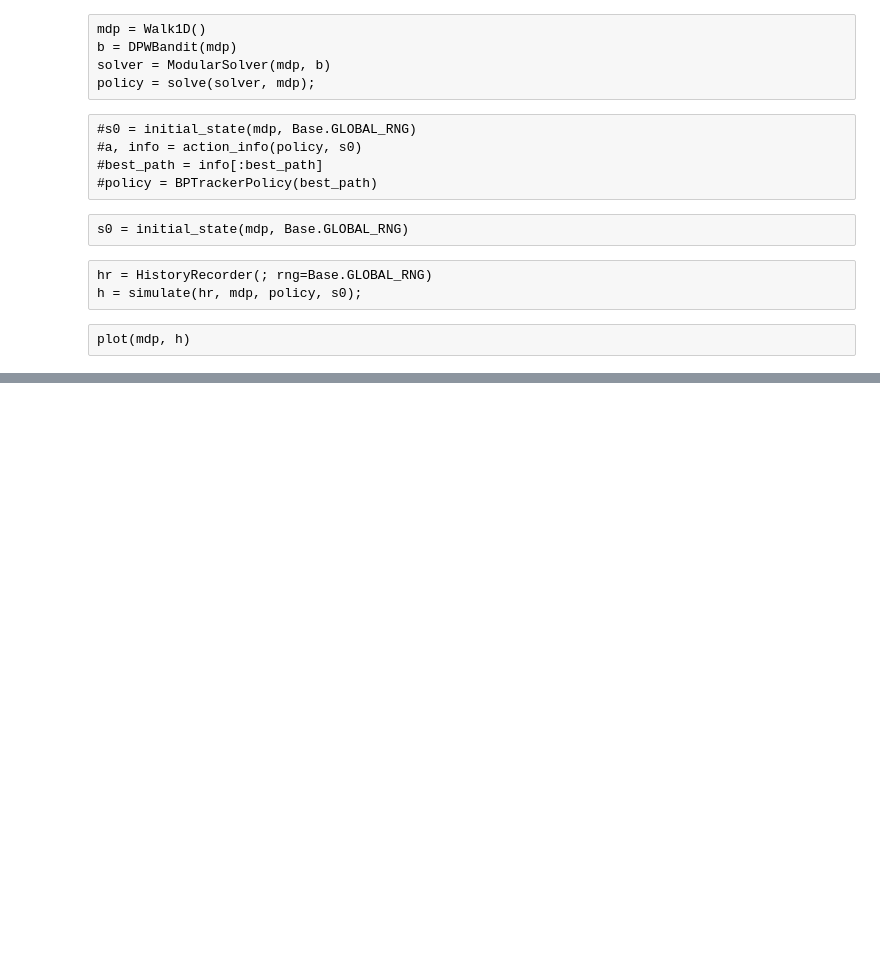
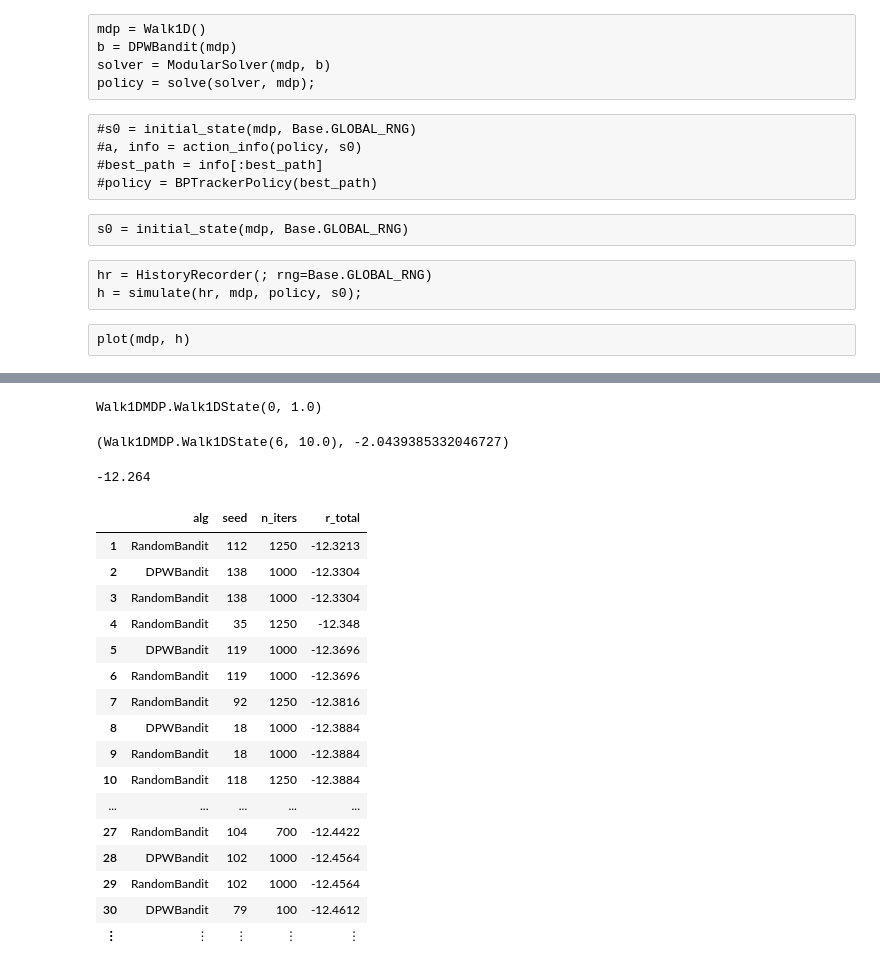
Before and after one commit to rcnlee/CMDPs.jl, a Jupyter notebook: notebooks/RvNStudy-Walk1D.ipynb, the cells around one changed output, grey strips where cells are left out. Saved outputs shown, nothing was run; the diff lists cells and outputs as text; code cells hidden in the pictures; blank space fills up the shorter version.

Commit message:
figure out why Random works well, add observers, look at CBTSDPW

```diff
--- a/notebooks/RvNStudy-Walk1D.ipynb
+++ b/notebooks/RvNStudy-Walk1D.ipynb
@@ -39,0 +29,3 @@ result = run_study(study)
+# %%
+study0 = RewardvsN(Walk1D)
+study0.bandits=[DPWBandit,RandomBandit]
@@ -39,0 +36,2 @@ result = run_study(study)
+# %%
+result0 = run_study(study0)
@@ -43,0 +107,36 @@ savefig(p, "./RvN_Walk1d.pdf")
+# %%
+mdp=Walk1D()
+s=initial_state(mdp,Base.GLOBAL_RNG)
+# %% [output]
+Walk1DMDP.Walk1DState(0, 1.0)
+# %%
+sp=generate_s(mdp, s, 1.5, Base.GLOBAL_RNG)
+r=reward(mdp, s, 1.5, sp)
+s=sp
+s,r
+# %% [output]
+(Walk1DMDP.Walk1DState(6, 10.0), -2.0439385332046727)
+# %%
+6*-2.044
+# %% [output]
+-12.264
+# %%
+sort!(result0.data,:r_total,rev=true)
+# %% [output]
+|  | alg | seed | n_iters | r_total |
+| 1 | RandomBandit | 112 | 1250 | -12.3213 |
+| 2 | DPWBandit | 138 | 1000 | -12.3304 |
+| 3 | RandomBandit | 138 | 1000 | -12.3304 |
+| 4 | RandomBandit | 35 | 1250 | -12.348 |
+| 5 | DPWBandit | 119 | 1000 | -12.3696 |
+| 6 | RandomBandit | 119 | 1000 | -12.3696 |
+| 7 | RandomBandit | 92 | 1250 | -12.3816 |
+| 8 | DPWBandit | 18 | 1000 | -12.3884 |
+| 9 | RandomBandit | 18 | 1000 | -12.3884 |
+| 10 | RandomBandit | 118 | 1250 | -12.3884 |
+| ... | ... | ... | ... | ... |
+| 27 | RandomBandit | 104 | 700 | -12.4422 |
+| 28 | DPWBandit | 102 | 1000 | -12.4564 |
+| 29 | RandomBandit | 102 | 1000 | -12.4564 |
+| 30 | DPWBandit | 79 | 100 | -12.4612 |
+| ⋮ | ⋮ | ⋮ | ⋮ | ⋮ |
```
Also changed, not shown: parts of 11 cells of this notebook, 10 other files.
